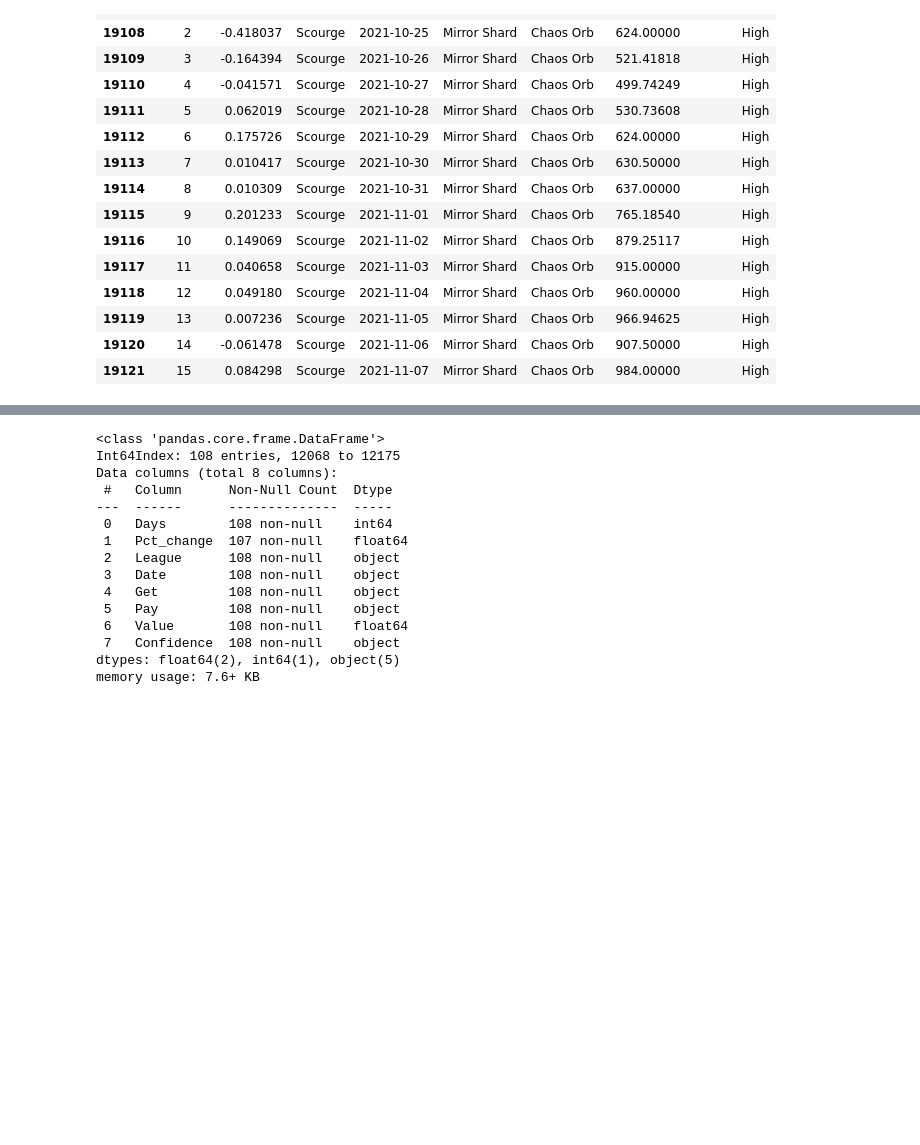
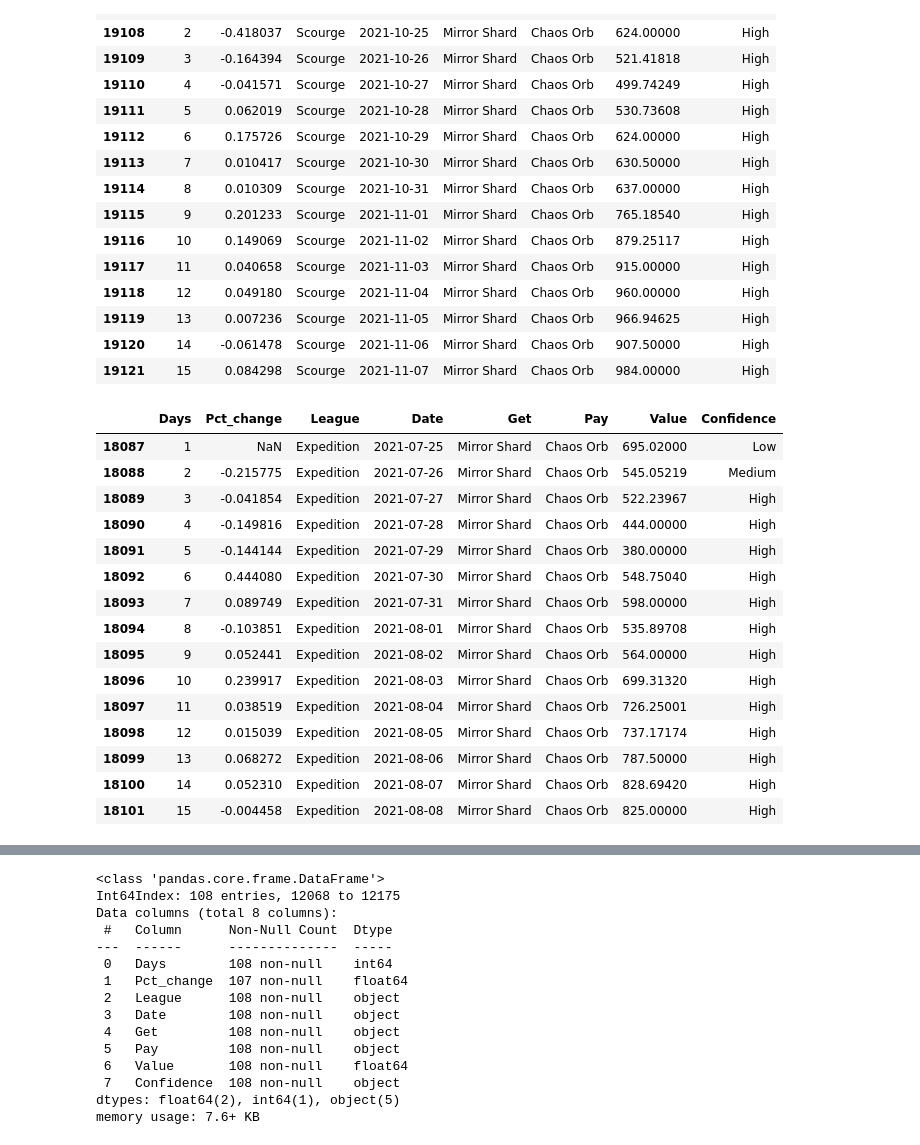
Before and after one commit to 0olol/POE-Market-Price-Analysis, a Jupyter notebook: mirrorShard.ipynb, the cells around one changed output, grey strips where cells are left out. Cells and saved outputs as stored; diff of their text form; code cells hidden in the pictures; blank space fills up the shorter version.

```diff
--- a/mirrorShard.ipynb
+++ b/mirrorShard.ipynb
@@ -295,3 +320,25 @@ scourge_mirrorPCT.head(15)
 | 19119 | 13 | 0.007236 | Scourge | 2021-11-05 | Mirror Shard | Chaos Orb | 966.94625 | High |
 | 19120 | 14 | -0.061478 | Scourge | 2021-11-06 | Mirror Shard | Chaos Orb | 907.50000 | High |
 | 19121 | 15 | 0.084298 | Scourge | 2021-11-07 | Mirror Shard | Chaos Orb | 984.00000 | High |
+# %%
+expedition_mirrorPCT = expedition_mirrorShard.copy()
+expedition_mirrorPCT.insert(0, 'Pct_change', expedition_mirrorPCT['Value'].pct_change())
+expedition_mirrorPCT.insert(0, 'Days', range(1, 1+len(expedition_mirrorPCT['Date'])))
+expedition_mirrorPCT.head(15)
+# %% [output]
+|  | Days | Pct_change | League | Date | Get | Pay | Value | Confidence |
+| 18087 | 1 | NaN | Expedition | 2021-07-25 | Mirror Shard | Chaos Orb | 695.02000 | Low |
+| 18088 | 2 | -0.215775 | Expedition | 2021-07-26 | Mirror Shard | Chaos Orb | 545.05219 | Medium |
+| 18089 | 3 | -0.041854 | Expedition | 2021-07-27 | Mirror Shard | Chaos Orb | 522.23967 | High |
+| 18090 | 4 | -0.149816 | Expedition | 2021-07-28 | Mirror Shard | Chaos Orb | 444.00000 | High |
+| 18091 | 5 | -0.144144 | Expedition | 2021-07-29 | Mirror Shard | Chaos Orb | 380.00000 | High |
+| 18092 | 6 | 0.444080 | Expedition | 2021-07-30 | Mirror Shard | Chaos Orb | 548.75040 | High |
+| 18093 | 7 | 0.089749 | Expedition | 2021-07-31 | Mirror Shard | Chaos Orb | 598.00000 | High |
+| 18094 | 8 | -0.103851 | Expedition | 2021-08-01 | Mirror Shard | Chaos Orb | 535.89708 | High |
+| 18095 | 9 | 0.052441 | Expedition | 2021-08-02 | Mirror Shard | Chaos Orb | 564.00000 | High |
+| 18096 | 10 | 0.239917 | Expedition | 2021-08-03 | Mirror Shard | Chaos Orb | 699.31320 | High |
+| 18097 | 11 | 0.038519 | Expedition | 2021-08-04 | Mirror Shard | Chaos Orb | 726.25001 | High |
+| 18098 | 12 | 0.015039 | Expedition | 2021-08-05 | Mirror Shard | Chaos Orb | 737.17174 | High |
+| 18099 | 13 | 0.068272 | Expedition | 2021-08-06 | Mirror Shard | Chaos Orb | 787.50000 | High |
+| 18100 | 14 | 0.052310 | Expedition | 2021-08-07 | Mirror Shard | Chaos Orb | 828.69420 | High |
+| 18101 | 15 | -0.004458 | Expedition | 2021-08-08 | Mirror Shard | Chaos Orb | 825.00000 | High |
```
Also changed, not shown: parts of 13 cells of this notebook, 5 other files.
